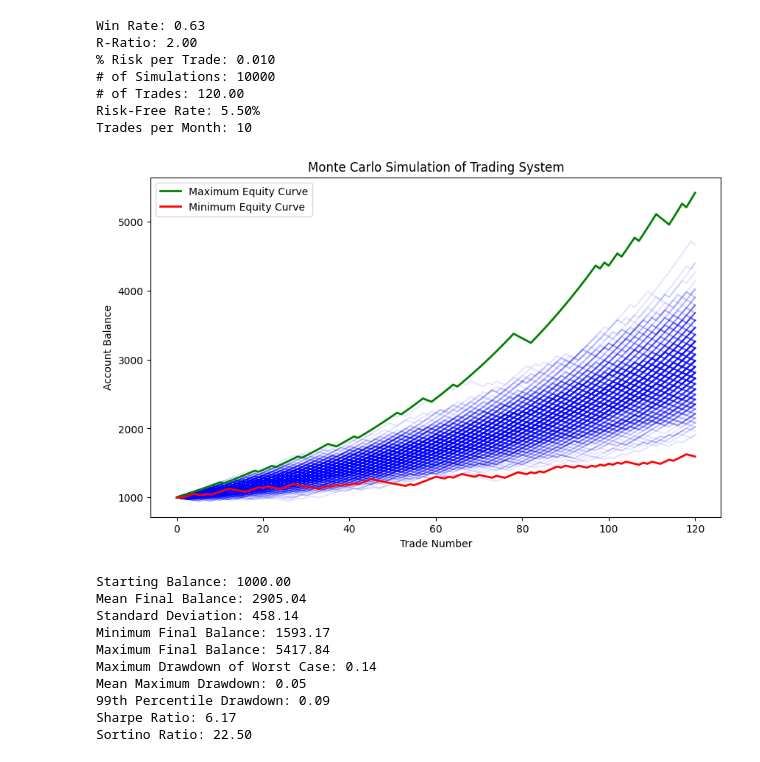
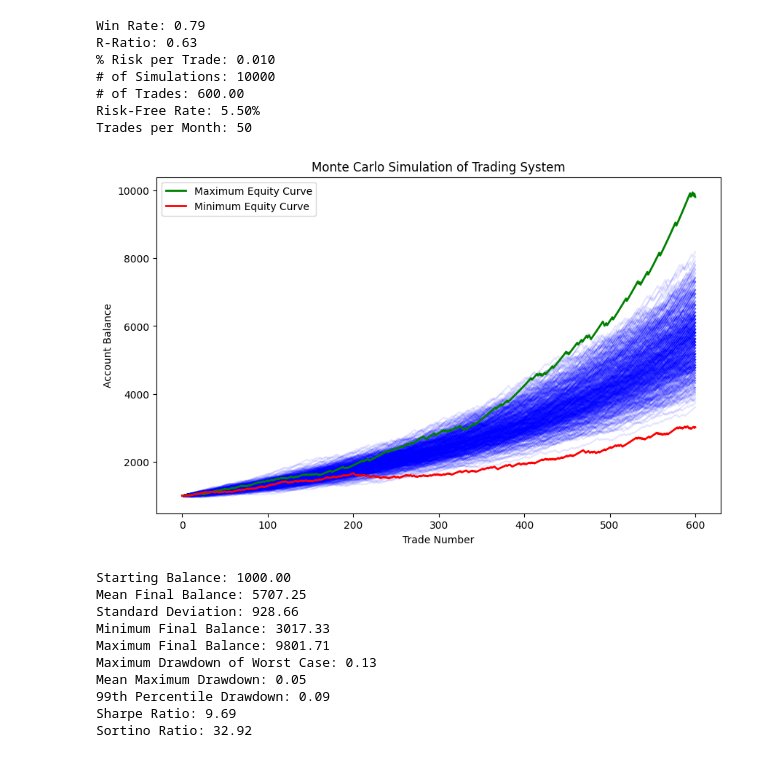
Before and after one commit to ergodique/Portfolio, a Jupyter notebook: Monte Carlo Simulation Equity Curve/monte_carlo_jupyter_version.ipynb, the cells around one changed output. Saved outputs shown, nothing was run; the diff lists cells and outputs as text; code cells hidden in the pictures.

```diff
--- a/Monte Carlo Simulation Equity Curve/monte_carlo_jupyter_version.ipynb
+++ b/Monte Carlo Simulation Equity Curve/monte_carlo_jupyter_version.ipynb
@@ -89,49 +89,49 @@ def monte_carlo_simulation(win_rate, reward_to_risk, risk_per_trade, num_simulat
     print(f'Mean Maximum Drawdown: {mean_drawdown:.2f}')
     print(f'99th Percentile Drawdown: {drawdown_99_percentile:.2f}')
 
     # Flatten all monthly returns to calculate Sharpe and Sortino ratios
     all_monthly_returns_flat = np.concatenate(all_monthly_returns)
 
     sharpe_ratio = calculate_sharpe_ratio(all_monthly_returns_flat, risk_free_rate)
     sortino_ratio = calculate_sortino_ratio(all_monthly_returns_flat, risk_free_rate)
 
     print(f'Sharpe Ratio: {sharpe_ratio:.2f}')
     print(f'Sortino Ratio: {sortino_ratio:.2f}')
 
 # Example usage
-win_rate = 0.63  # put win rate here
-reward_to_risk = 2  # Reward to risk ratio
+win_rate = 0.79  # put win rate here
+reward_to_risk = 1.9/3  # Reward to risk ratio
 risk_per_trade = 0.01  # Risking % of the trade
 num_simulations = 10000  # Run X number of simulations
-num_trades = 120  # Each simulation runs for X trades
-trades_per_month = 10  # Number of trades per month
+num_trades = 600  # Each simulation runs for X trades
+trades_per_month = 50  # Number of trades per month
 risk_free_rate = 0.055  # Annual risk-free rate
 
 print(f'Win Rate: {win_rate:.2f}')
 print(f'R-Ratio: {reward_to_risk:.2f}')
 print(f'% Risk per Trade: {risk_per_trade:.3f}')
 print(f'# of Simulations: {num_simulations:.0f}')
 print(f'# of Trades: {num_trades:.2f}')
 print(f'Risk-Free Rate: {risk_free_rate:.2%}')
 print(f'Trades per Month: {trades_per_month}')
 
 monte_carlo_simulation(win_rate, reward_to_risk, risk_per_trade, num_simulations, num_trades, trades_per_month, risk_free_rate)
 # %% [output]
-Win Rate: 0.63
-R-Ratio: 2.00
+Win Rate: 0.79
+R-Ratio: 0.63
 % Risk per Trade: 0.010
 # of Simulations: 10000
-# of Trades: 120.00
+# of Trades: 600.00
 Risk-Free Rate: 5.50%
-Trades per Month: 10
+Trades per Month: 50
-[figure, old version]
+[figure, new version]
 Starting Balance: 1000.00
-Mean Final Balance: 2905.04
-Standard Deviation: 458.14
-Minimum Final Balance: 1593.17
-Maximum Final Balance: 5417.84
-Maximum Drawdown of Worst Case: 0.14
+Mean Final Balance: 5707.25
+Standard Deviation: 928.66
+Minimum Final Balance: 3017.33
+Maximum Final Balance: 9801.71
+Maximum Drawdown of Worst Case: 0.13
 Mean Maximum Drawdown: 0.05
 99th Percentile Drawdown: 0.09
-Sharpe Ratio: 6.17
-Sortino Ratio: 22.50
+Sharpe Ratio: 9.69
+Sortino Ratio: 32.92
```
Also changed, not shown: 2 other files.
